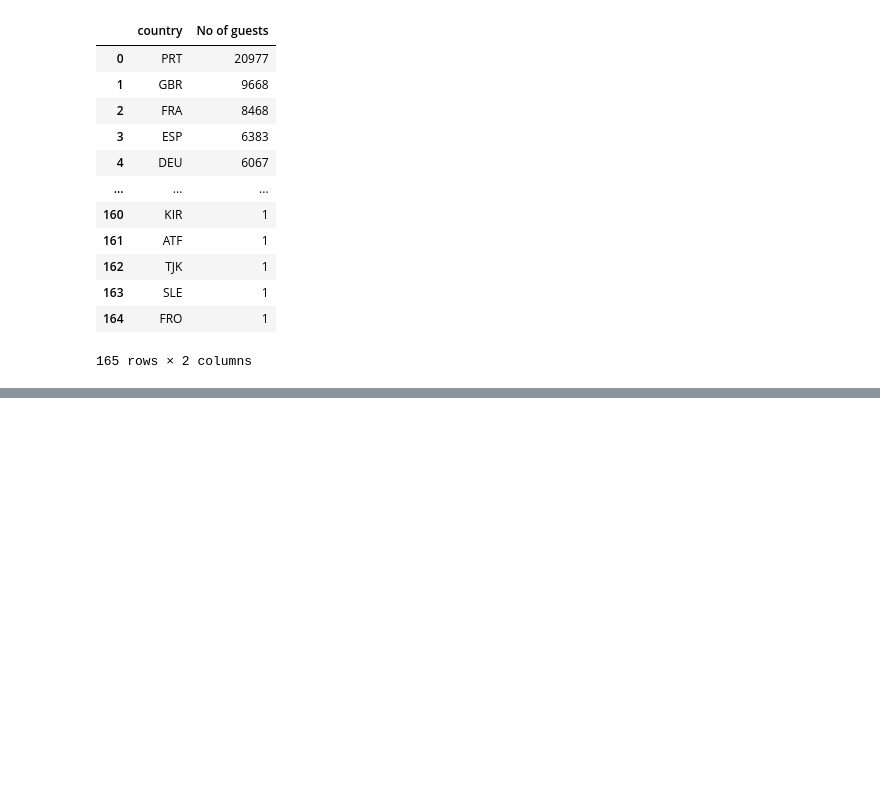
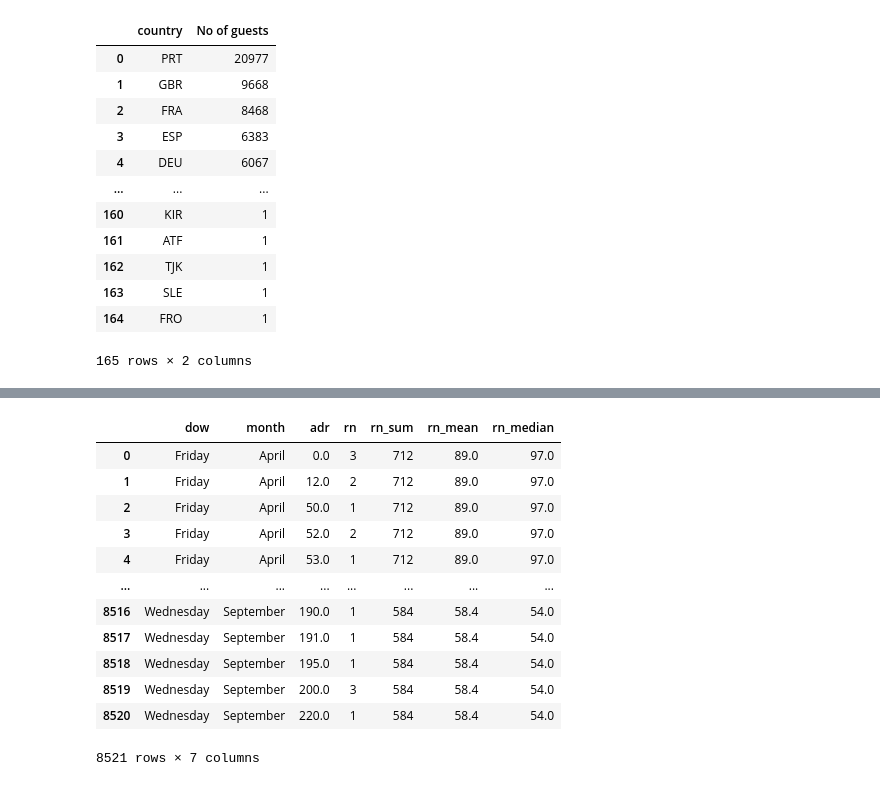
Before and after one commit to yezergmorales/dynamic-pricing, a Jupyter notebook: dev/demand_based_pricing_optimisation.ipynb, the cells around one changed output, grey strips where cells are left out. Cells and saved outputs as stored; diff of their text form; code cells hidden in the pictures; blank space fills up the shorter version.

```diff
--- a/dev/demand_based_pricing_optimisation.ipynb
+++ b/dev/demand_based_pricing_optimisation.ipynb
@@ -294,0 +714,8 @@ guests_map.show()
+# %%
+holiday_dates = holidays.CountryHoliday('PT', years=[2015,2016,2017])
+holidays = {
+    date: name
+    for date, name in holiday_dates.items()
+    if name in ['Ano Novo', 'Páscoa', 'Dia de Natal']
+}
+holidays
@@ -294,0 +800,4 @@ guests_map.show()
+# %%
+#Remove holidays for our main model. I think they are not needed for the first model for simplicity.
+non_holidays = expanded_df[expanded_df[['new_years', 'easter', 'christmas']].sum(axis=1) == 0]
+non_holidays.head()
@@ -294,0 +819,9 @@ guests_map.show()
+# %%
+daily_rns = non_holidays.groupby(["date", "dow", "month"]).agg({"rn": "sum"}).reset_index()  # ge total stays per day
+
+daily_rns = (
+    daily_rns.groupby(["dow", "month"]).agg({"rn": ["sum", "mean", "median"]}).reset_index()
+)  # get Rns metrics by Dow & Month
+
+daily_rns.columns = ["_".join(col) for col in daily_rns.columns]  # remove multi level column
+daily_rns
@@ -294,0 +899,29 @@ guests_map.show()
+# %%
+# combine ADR frequency with Total Rns stats to calculate probabilities
+
+merged_df = pd.merge(
+    adr_frequency,
+    daily_rns,
+    how="left",
+    left_on=["dow", "month"],
+    right_on=["dow_", "month_"],
+    suffixes=("_act", "_tot"),
+)
+
+merged_df = merged_df.drop(["dow_", "month_"], axis=1)
+
+merged_df
+# %% [output]
+|  | dow | month | adr | rn | rn_sum | rn_mean | rn_median |
+| 0 | Friday | April | 0.0 | 3 | 712 | 89.0 | 97.0 |
+| 1 | Friday | April | 12.0 | 2 | 712 | 89.0 | 97.0 |
+| 2 | Friday | April | 50.0 | 1 | 712 | 89.0 | 97.0 |
+| 3 | Friday | April | 52.0 | 2 | 712 | 89.0 | 97.0 |
+| 4 | Friday | April | 53.0 | 1 | 712 | 89.0 | 97.0 |
+| ... | ... | ... | ... | ... | ... | ... | ... |
+| 8516 | Wednesday | September | 190.0 | 1 | 584 | 58.4 | 54.0 |
+| 8517 | Wednesday | September | 191.0 | 1 | 584 | 58.4 | 54.0 |
+| 8518 | Wednesday | September | 195.0 | 1 | 584 | 58.4 | 54.0 |
+| 8519 | Wednesday | September | 200.0 | 3 | 584 | 58.4 | 54.0 |
+| 8520 | Wednesday | September | 220.0 | 1 | 584 | 58.4 | 54.0 |
+8521 rows × 7 columns
```
Also changed, not shown: parts of 76 cells of this notebook, 3 other files.
